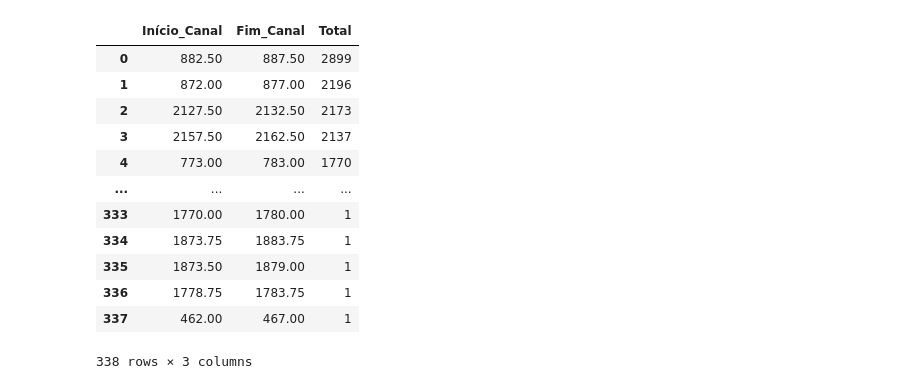
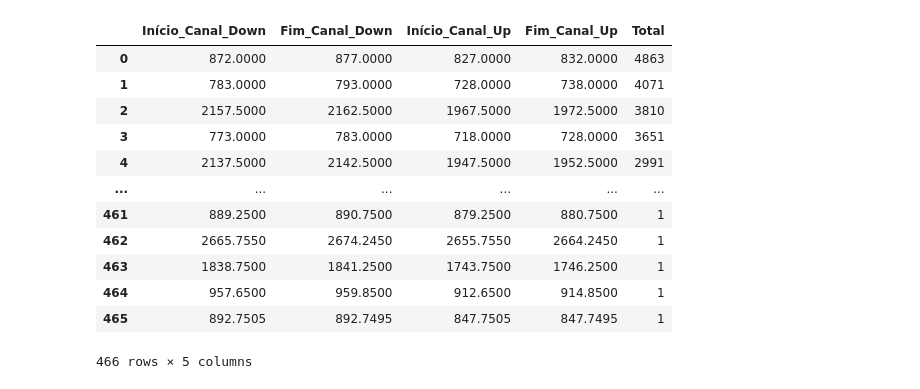
Before and after one commit to InovaFiscaliza/EmissorasRF, a Jupyter notebook: nbs/_smp_eda.ipynb, the cells around one changed output. Saved outputs shown, nothing was run; the diff lists cells and outputs as text; code cells hidden in the pictures.

```diff
--- a/nbs/_smp_eda.ipynb
+++ b/nbs/_smp_eda.ipynb
@@ -132,4 +312,4 @@ df['Número_Estação'] = df['Número_Estação'].astype(int)
 df = df.sort_values('Número_Estação', ignore_index=True)
 df = df.astype('string')
 # %%
-subset = ['UF', 'Código_Município', 'Fistel', 'Frequência_Central', 'Largura_Emissão(kHz)', 'Classe_Emissão']
+subset = ['UF', 'Código_Município', 'Fistel', 'Frequência_Transmissão', 'Frequência_Recepção', 'Largura_Emissão(kHz)', 'Classe_Emissão']
@@ -136,3 +318,5 @@ subset = ['UF', 'Código_Município', 'Fistel', 'Frequência_Central', 'Largura_
+# %%
+df.dropna(subset=subset, axis=0, inplace=True)
 # %%
 df_sub = df[~df.duplicated(subset=subset, keep="first")].reset_index(drop=True)
 # %%
@@ -207,25 +381,26 @@ canais[['Uplink_Inicial', 'Uplink_Final']] = canais[['Uplink_Inicial', 'Uplink_F
 canais = canais.sort_values(['Downlink_Inicial'], ignore_index=True)
 canais['N_Bloco'] = canais['N_Bloco'].str.strip()
 canais['Faixa'] = canais['Faixa'].str.strip()
-df_sub[['Início_Canal', 'Fim_Canal']] = df_sub[['Início_Canal', 'Fim_Canal']].astype(float)
+# %%
+df_sub[['Início_Canal_Down', 'Fim_Canal_Down', 'Início_Canal_Up', 'Fim_Canal_Up']] = df_sub[['Início_Canal_Down', 'Fim_Canal_Down', 'Início_Canal_Up', 'Fim_Canal_Up']].astype(float)
 # %%
-conjunto_de_canais = df_sub.groupby(['Início_Canal', 'Fim_Canal']).size().to_frame('Total').reset_index()
+conjunto_de_canais = df_sub.groupby(['Início_Canal_Down', 'Fim_Canal_Down', 'Início_Canal_Up', 'Fim_Canal_Up']).size().to_frame('Total').reset_index()
 conjunto_de_canais.sort_values('Total', ascending=False, inplace=True, ignore_index=True)
 conjunto_de_canais
 # %% [output]
-|  | Início_Canal | Fim_Canal | Total |
-| 0 | 882.50 | 887.50 | 2899 |
-| 1 | 872.00 | 877.00 | 2196 |
-| 2 | 2127.50 | 2132.50 | 2173 |
-| 3 | 2157.50 | 2162.50 | 2137 |
-| 4 | 773.00 | 783.00 | 1770 |
-| ... | ... | ... | ... |
-| 333 | 1770.00 | 1780.00 | 1 |
-| 334 | 1873.75 | 1883.75 | 1 |
-| 335 | 1873.50 | 1879.00 | 1 |
-| 336 | 1778.75 | 1783.75 | 1 |
-| 337 | 462.00 | 467.00 | 1 |
+|  | Início_Canal_Down | Fim_Canal_Down | Início_Canal_Up | Fim_Canal_Up | Total |
+| 0 | 872.0000 | 877.0000 | 827.0000 | 832.0000 | 4863 |
+| 1 | 783.0000 | 793.0000 | 728.0000 | 738.0000 | 4071 |
+| 2 | 2157.5000 | 2162.5000 | 1967.5000 | 1972.5000 | 3810 |
+| 3 | 773.0000 | 783.0000 | 718.0000 | 728.0000 | 3651 |
+| 4 | 2137.5000 | 2142.5000 | 1947.5000 | 1952.5000 | 2991 |
+| ... | ... | ... | ... | ... | ... |
+| 461 | 889.2500 | 890.7500 | 879.2500 | 880.7500 | 1 |
+| 462 | 2665.7550 | 2674.2450 | 2655.7550 | 2664.2450 | 1 |
+| 463 | 1838.7500 | 1841.2500 | 1743.7500 | 1746.2500 | 1 |
+| 464 | 957.6500 | 959.8500 | 912.6500 | 914.8500 | 1 |
+| 465 | 892.7505 | 892.7495 | 847.7505 | 847.7495 | 1 |
-338 rows × 3 columns
+466 rows × 5 columns
 # %%
 # from tqdm.auto import tqdm
 # for row in tqdm(conjunto_de_canais.itertuples()):
```
Also changed, not shown: parts of 45 cells of this notebook, 45 other files.
